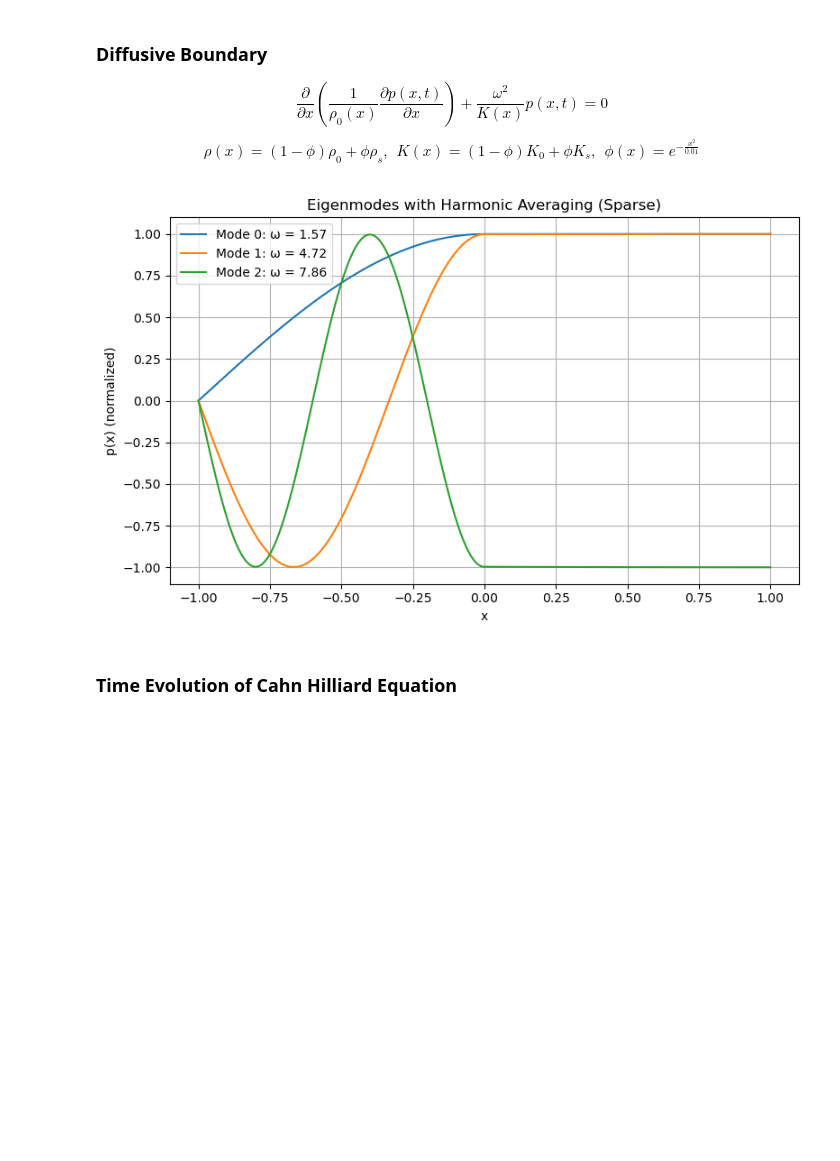
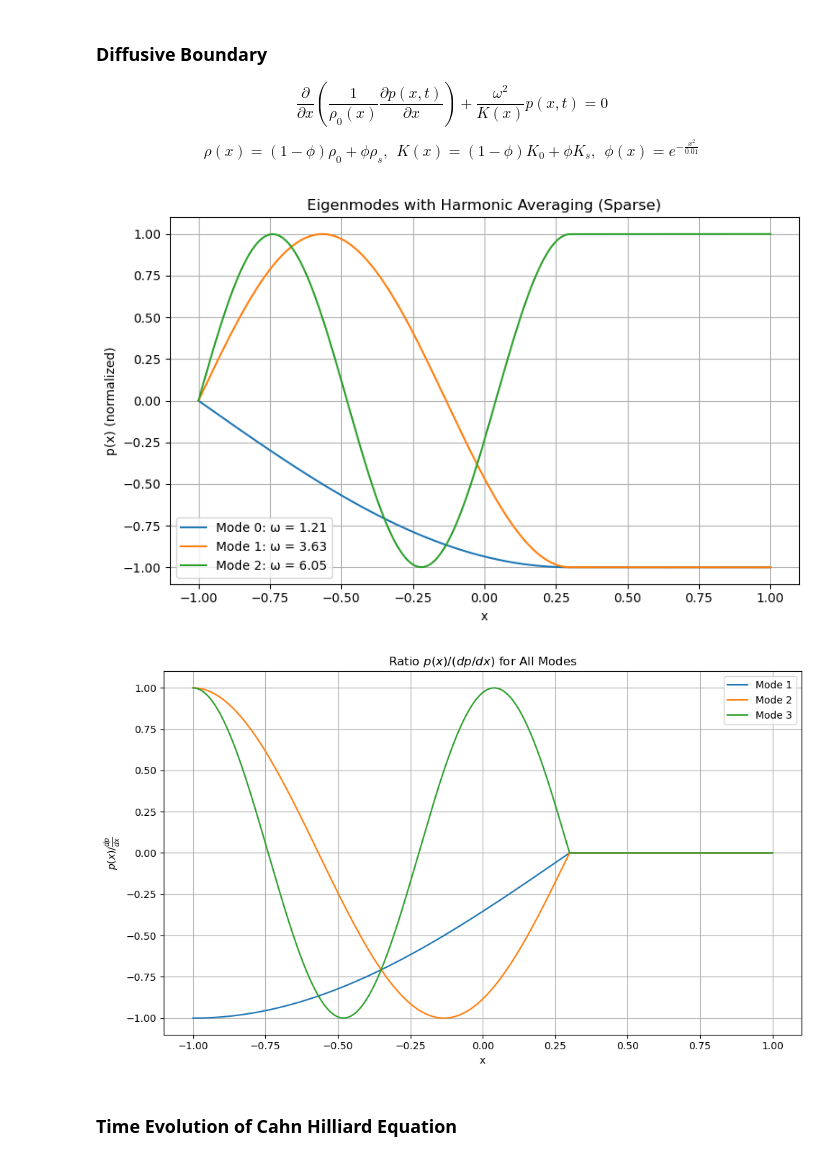
Before and after one commit to MDProject/meta_material, a Jupyter notebook: 1D_test.ipynb, the cells around one changed output. Drawn from its saved outputs; the diff is of its cells as text; code cells hidden in the pictures; blank space fills up the shorter version.

```diff
--- a/1D_test.ipynb
+++ b/1D_test.ipynb
@@ -134,7 +166,7 @@ L = 1.0
 N = 20000
 x = np.linspace(-L, L, N)
 dx = x[1] - x[0]
-b = 0.
+b = 0.3
 kappa = 0.0001  # Sharpness of the transition
 # Material parameters
 rho0 = 1.
@@ -216,34 +248,55 @@ eigvals, eigvecs = eigsh(
 )
 
 # Eigenfrequencies
 omega = np.sqrt(np.abs(eigvals))
 # Sort eigenvalues and eigenvectors
 idx_sort = np.argsort(omega)
 omega = omega[idx_sort]
 modes_sorted = eigvecs[:, idx_sort]
 
 # Add boundaries
 full_modes = np.zeros((N, num_modes))
 full_modes[1:-1, :] = modes_sorted
 full_modes[-1, :] = modes_sorted[-1, :]
 # Normalize eigenmodes
 for i in range(num_modes):
     full_modes[:, i] /= np.max(np.abs(full_modes[:, i]))
 
 # Plot first few eigenmodes
 modes_selected = [0,1,2]
 plt.figure(figsize=(8, 5))
 for i in modes_selected:
     plt.plot(x, full_modes[:, i], label=f'Mode {i}: ω = {omega[i]:.2f}')
 plt.xlabel('x')
 plt.ylabel('p(x) (normalized)')
 plt.title('Eigenmodes with Harmonic Averaging (Sparse)')
 plt.legend()
 plt.grid(True)
 plt.tight_layout()
 plt.show()
+
+dpdx = np.zeros((N, num_modes))
+ratio = np.zeros((N, num_modes))    # dpdx/omega/rho, should be proportional to u(x)
+for i in modes_selected:
+    dpdx[:,i] = np.gradient(full_modes[:, i], x)
+
+for i in modes_selected:
+    ratio[:, i] = (dpdx[:, i]/omega[i]/rho)
+# Plot p/dpdx for all modes
+plt.figure(figsize=(10, 6))
+for i in modes_selected:
+    plt.plot(x, ratio[:, i], label=f'Mode {i+1}')
+
+plt.xlabel('x')
+plt.ylabel(r'$p(x)/\frac{dp}{dx}$')
+plt.title('Ratio $p(x) / (dp/dx)$ for All Modes')
+plt.legend()
+plt.grid(True)
+plt.tight_layout()
+plt.show()
 # %% [output]
-[figure, old version]
+[figure, new version]
+[figure, added]
 # %% [markdown]
 ### Time Evolution of Cahn Hilliard Equation
 # %%
```
Also changed, not shown: parts of 4 cells of this notebook, 11 other files.
